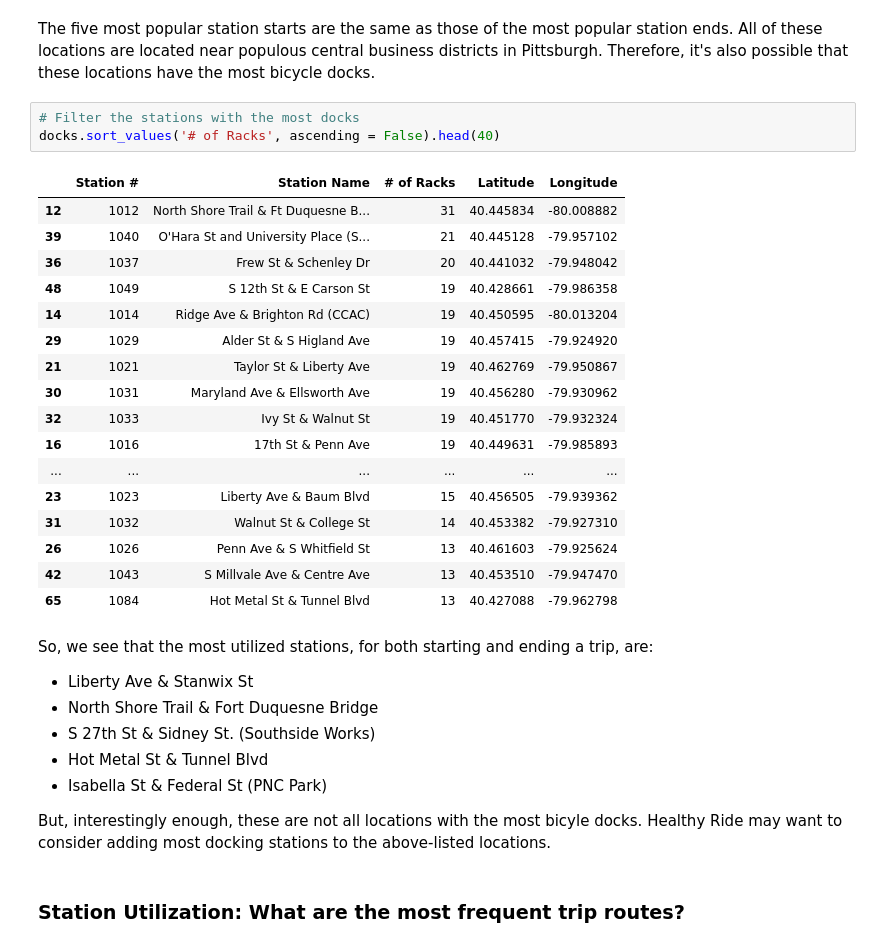
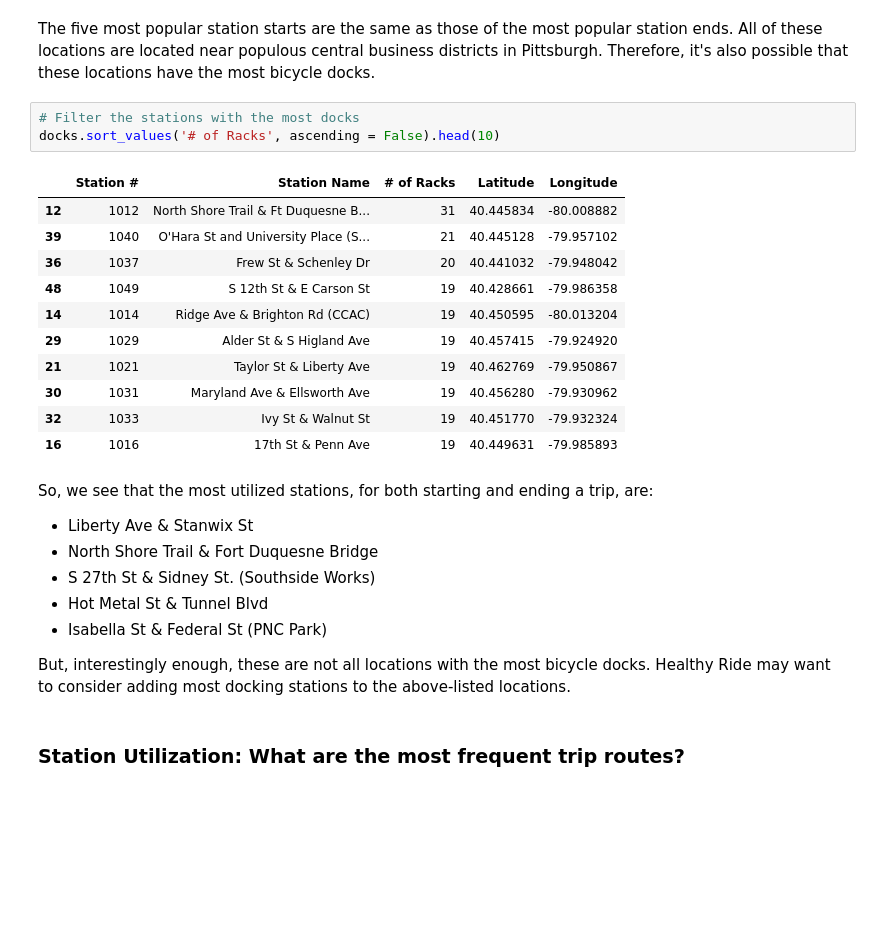
Before and after one commit to KristinaMFrazier/healthyride, a Jupyter notebook: PittHealthyRides.ipynb, the cells around one changed output. Drawn from its saved outputs; the diff is of its cells as text; blank space fills up the shorter version.

```diff
--- a/PittHealthyRides.ipynb
+++ b/PittHealthyRides.ipynb
@@ -326,25 +326,19 @@ plt.title('Count of Trips for the Top Five Trip Ends (Stations)')
 The five most popular station starts are the same as those of the most popular station ends. All of these locations are located near populous central business districts in Pittsburgh. Therefore, it's also possible that these locations have the most bicycle docks.
 # %%
 # Filter the stations with the most docks
-docks.sort_values('# of Racks', ascending = False).head(40)
+docks.sort_values('# of Racks', ascending = False).head(10)
 # %% [output]
 |  | Station # | Station Name | # of Racks | Latitude | Longitude |
 | 12 | 1012 | North Shore Trail & Ft Duquesne B... | 31 | 40.445834 | -80.008882 |
 | 39 | 1040 | O'Hara St and University Place (S... | 21 | 40.445128 | -79.957102 |
 | 36 | 1037 | Frew St & Schenley Dr | 20 | 40.441032 | -79.948042 |
 | 48 | 1049 | S 12th St & E Carson St | 19 | 40.428661 | -79.986358 |
 | 14 | 1014 | Ridge Ave & Brighton Rd (CCAC) | 19 | 40.450595 | -80.013204 |
 | 29 | 1029 | Alder St & S Higland Ave | 19 | 40.457415 | -79.924920 |
 | 21 | 1021 | Taylor St & Liberty Ave | 19 | 40.462769 | -79.950867 |
 | 30 | 1031 | Maryland Ave & Ellsworth Ave | 19 | 40.456280 | -79.930962 |
 | 32 | 1033 | Ivy St & Walnut St | 19 | 40.451770 | -79.932324 |
 | 16 | 1016 | 17th St & Penn Ave | 19 | 40.449631 | -79.985893 |
-| ... | ... | ... | ... | ... | ... |
-| 23 | 1023 | Liberty Ave & Baum Blvd | 15 | 40.456505 | -79.939362 |
-| 31 | 1032 | Walnut St & College St | 14 | 40.453382 | -79.927310 |
-| 26 | 1026 | Penn Ave & S Whitfield St | 13 | 40.461603 | -79.925624 |
-| 42 | 1043 | S Millvale Ave & Centre Ave | 13 | 40.453510 | -79.947470 |
-| 65 | 1084 | Hot Metal St & Tunnel Blvd | 13 | 40.427088 | -79.962798 |
 # %% [markdown]
 So, we see that the most utilized stations, for both starting and ending a trip, are:
 
@@ -354,7 +348,7 @@ So, we see that the most utilized stations, for both starting and ending a trip,
 - Hot Metal St & Tunnel Blvd
 - Isabella St & Federal St (PNC Park)
 
-But, interestingly enough, these are not all locations with the most bicyle docks. Healthy Ride may want to consider adding most docking stations to the above-listed locations.
+But, interestingly enough, these are not all locations with the most bicycle docks. Healthy Ride may want to consider adding most docking stations to the above-listed locations.
 # %% [markdown]
 ### Station Utilization: What are the most frequent trip routes?
 # %%
```
Also changed, not shown: parts of 12 cells of this notebook, 1 other file.
